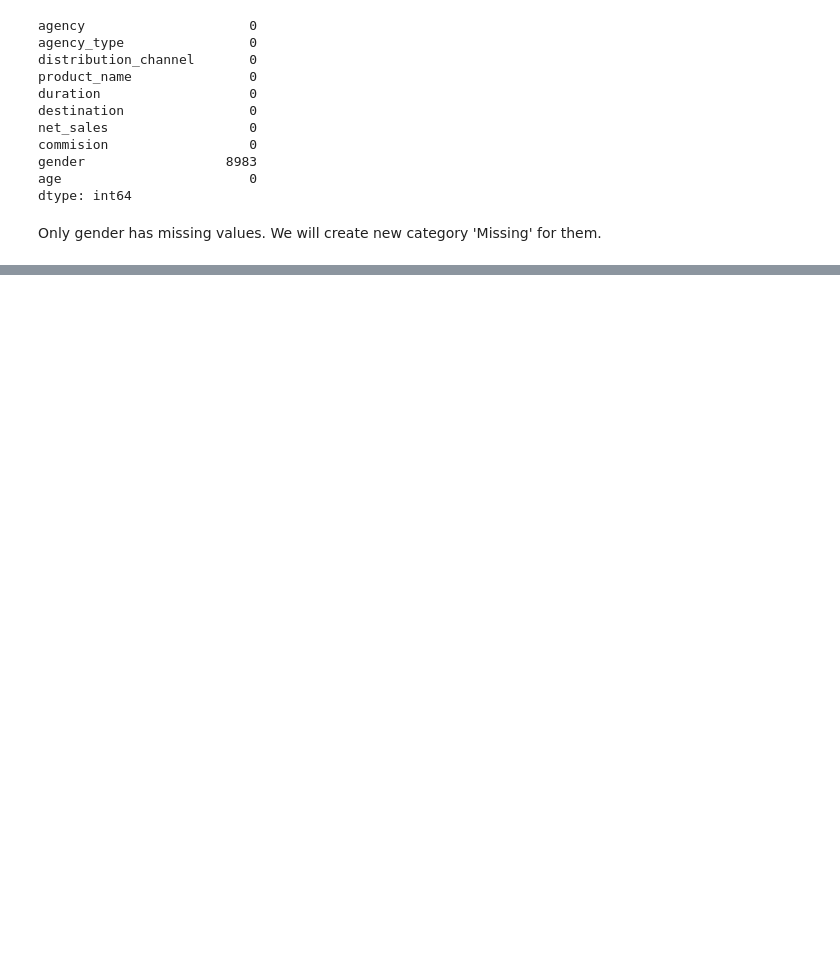
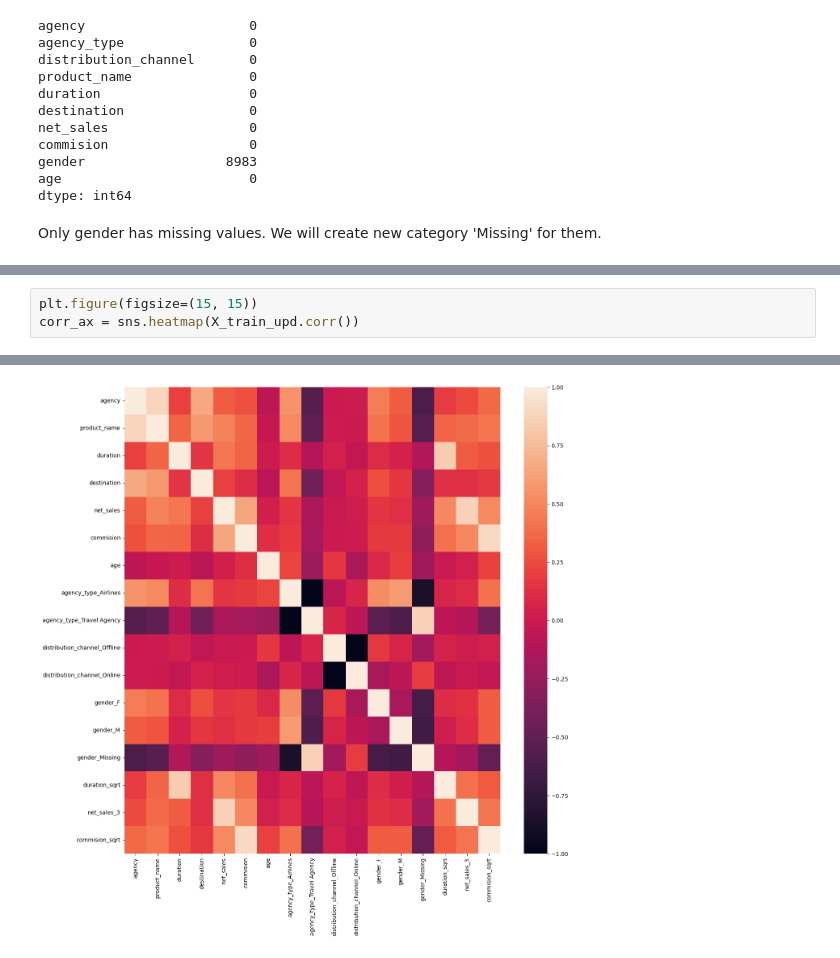
Before and after one commit to AndreiShelest/ML_travel_insurance, a Jupyter notebook: notebooks/eda.ipynb, the cells around one changed output, grey strips where cells are left out. Drawn from its saved outputs; the diff is of its cells as text; blank space fills up the shorter version.

```diff
--- a/notebooks/eda.ipynb
+++ b/notebooks/eda.ipynb
@@ -267,0 +353,4 @@ y_train
+# %%
+plt.figure(figsize=(15, 15))
+corr_ax = sns.heatmap(X_train_upd.corr())
+# %% [output]
@@ -267,0 +358 @@ y_train
+[figure, added]
```
Also changed, not shown: parts of 42 cells of this notebook, 3 other files.
